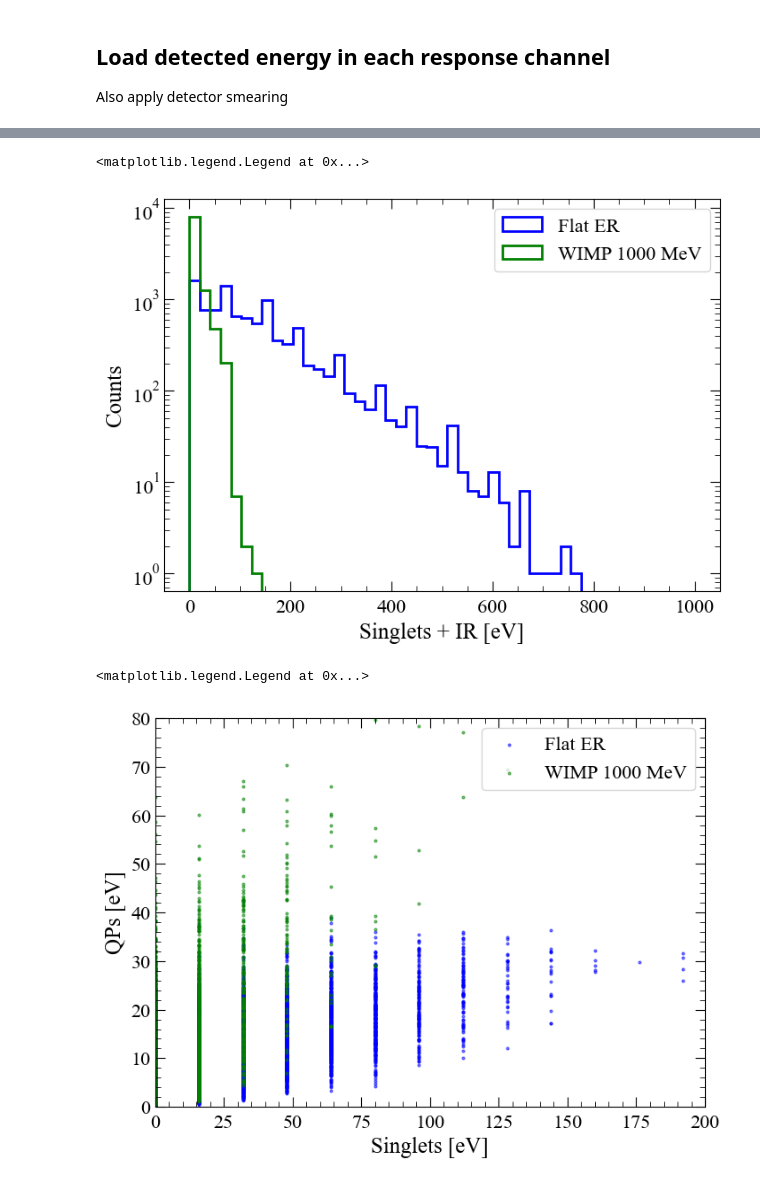
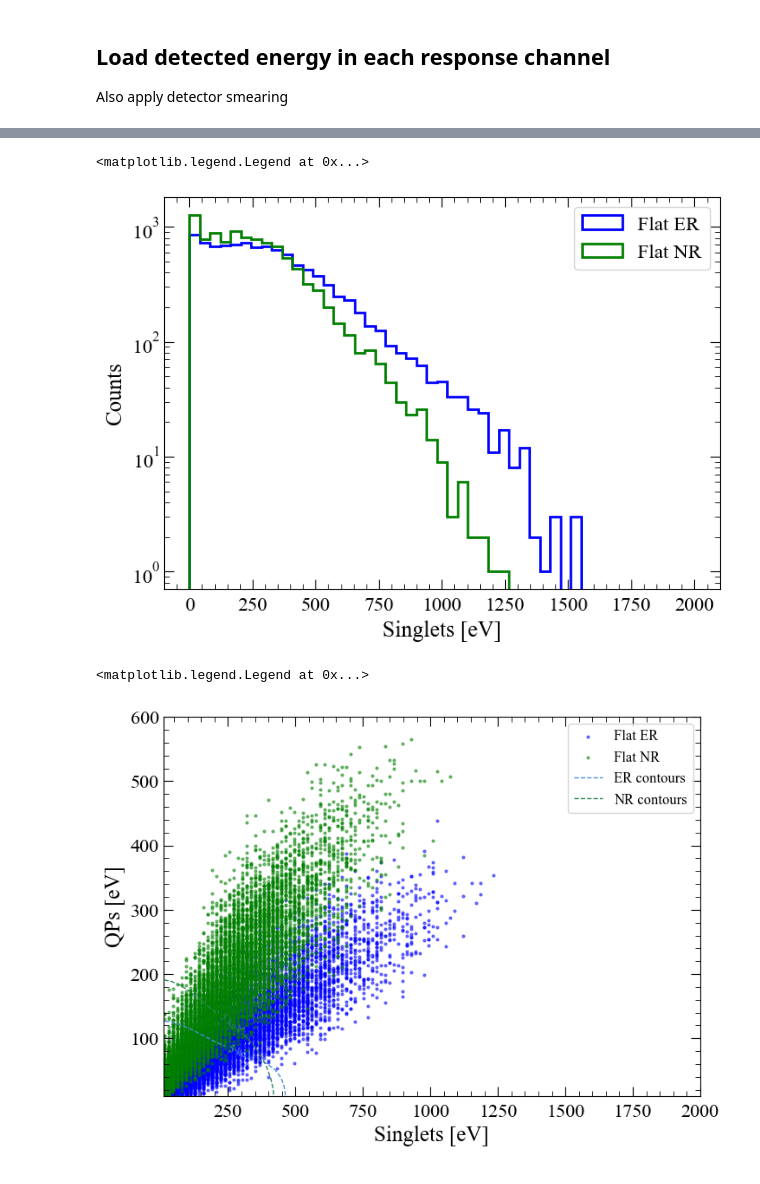
Before and after one commit to spice-herald/HeST, a Jupyter notebook: Example_notebooks/Channel_Signal_Distributions.ipynb, the cells around one changed output, grey strips where cells are left out. Cells and saved outputs as stored; diff of their text form; code cells hidden in the pictures.

```diff
--- a/Example_notebooks/Channel_Signal_Distributions.ipynb
+++ b/Example_notebooks/Channel_Signal_Distributions.ipynb
@@ -51,7 +51,7 @@ CHANNEL_NAMES = ['Singlet', 'Triplet', 'IR', 'QP/Evaporation']
 CHANNEL_COLORS = ['#1f77b4', '#ff7f0e', '#2ca02c', '#d62728']
 # %%
 # Load simulation results — set this to the .npz file produced by simulate_spectrum.py
-DATA_FILE = 'Sims/Spectrum_Flat_ER_energyMin_10_energyMax_1000_nEvents_10000_Heraldv1.npz'
+DATA_FILE = 'Sims/Spectrum_Flat_ER_energyMin_10_energyMax_10000_nEvents_10000_Heraldv1.npz'
 
 data = np.load(DATA_FILE, allow_pickle=True)
 
@@ -160,7 +350,7 @@ Summing over sensors
 # %%
 fig, ax = plt.subplots(1, 1, dpi=100)
 
-bins = np.linspace(0,1000,50)
+bins = np.linspace(0,2000,50)
 
 for ch in range(4):
     vals = detected_energy[:, ch]
@@ -349,13 +611,14 @@ plt.show()
 # %% [markdown]
 # Compare WIMP and Flat ER
 # %%
-ER_FILE = 'Sims/Spectrum_Flat_ER_energyMin_10_energyMax_1000_nEvents_10000_Heraldv1.npz'
-WIMP_FILE = 'Sims/Spectrum_Wimp_NR_wimpMass_1000MeV_nEvents_10000_Heraldv1.npz'
+ER_FILE = 'Sims/Spectrum_Flat_ER_energyMin_10_energyMax_10000_nEvents_10000_Heraldv1.npz'
+WIMP_FILE = 'Sims/Spectrum_Flat_NR_energyMin_10_energyMax_10000_nEvents_10000_Heraldv1.npz'
 
 er_data = np.load(ER_FILE, allow_pickle=True)
 wimp_data = np.load(WIMP_FILE, allow_pickle=True)
 
 print(f'ER:   {len(er_data["recoil_energies"])} events, spectrum={str(er_data["spectrum_mode"])}')
-print(f'WIMP: {len(wimp_data["recoil_energies"])} events, mass={float(wimp_data["wimp_mass"])} MeV')
+print(f'NR:   {len(wimp_data["recoil_energies"])} events, spectrum={str(wimp_data["spectrum_mode"])}')
+#print(f'WIMP: {len(wimp_data["recoil_energies"])} events, mass={float(wimp_data["wimp_mass"])} MeV')
 # %% [output]
 ER:   10000 events, spectrum=flat
@@ -440,32 +702,44 @@ ax.legend(frameon=True, fontsize=16)
 # %%
-bins = np.linspace(0,1000,50)
+bins = np.linspace(0,2000,50)
 
 fig, ax = plt.subplots(1,1,dpi=100)
 
 ax.hist(er_prompt_photon, bins=bins, lw=2, histtype='step', color='blue', label='Flat ER')
-ax.hist(er_delayed_photon, bins=bins, lw=2, histtype='step', color='green', label=f'WIMP {float(wimp_data["wimp_mass"]):.0f} MeV')
+ax.hist(wimp_prompt_photon, bins=bins, lw=2, histtype='step', color='green', label=f'Flat NR')
 
 ax.set_yscale('log')
-ax.set_xlabel('Singlets + IR [eV]')
+ax.set_xlabel('Singlets [eV]')
 ax.set_ylabel('Counts')
 ax.legend(frameon=True, fontsize=16)
 # %% [output]
 <matplotlib.legend.Legend at 0x...>
-[figure, old version]
+[figure, new version]
 # %%
 fig, ax = plt.subplots(1,1,dpi=100)
 
 ax.scatter(er_data['detected_energy'][:, 0], er_qp, s=4, alpha=0.5, color='blue', label='Flat ER')
-ax.scatter(wimp_data['detected_energy'][:, 0], wimp_qp, s=4, alpha=0.5, color='green', label=f'WIMP {float(wimp_data["wimp_mass"]):.0f} MeV')
+ax.scatter(wimp_data['detected_energy'][:, 0], wimp_qp, s=4, alpha=0.5, color='green', label=f'Flat NR')
 
-ax.set_ylim(0,80)
-ax.set_xlim(0,200)
+ax.set_ylim(10,600)
+ax.set_xlim(10,2000)
 ax.set_xlabel('Singlets [eV]')
 ax.set_ylabel('QPs [eV]')
-ax.legend(frameon=True, fontsize=16)
+#ax.set_xscale('log')
+#ax.set_yscale('log')
+
+draw_recoil_energy_contours(ax, er_data['recoil_energies'],
+                            er_data['detected_energy'][:, 0], er_qp,
+                            contour_energies=[1000, 5000],
+                            color='#4a90d9', label='ER contours')
+draw_recoil_energy_contours(ax, wimp_data['recoil_energies'],
+                            wimp_data['detected_energy'][:, 0], wimp_qp,
+                            contour_energies=[1000, 5000],
+                            color='#2d8659', label='NR contours')
+
+ax.legend(frameon=True, fontsize=12)
 # %% [output]
 <matplotlib.legend.Legend at 0x...>
-[figure, old version]
+[figure, new version]
 # %%
 fig, ax = plt.subplots(1,1,dpi=100)
 
```
Also changed, not shown: parts of 18 cells of this notebook, 2 other files.
